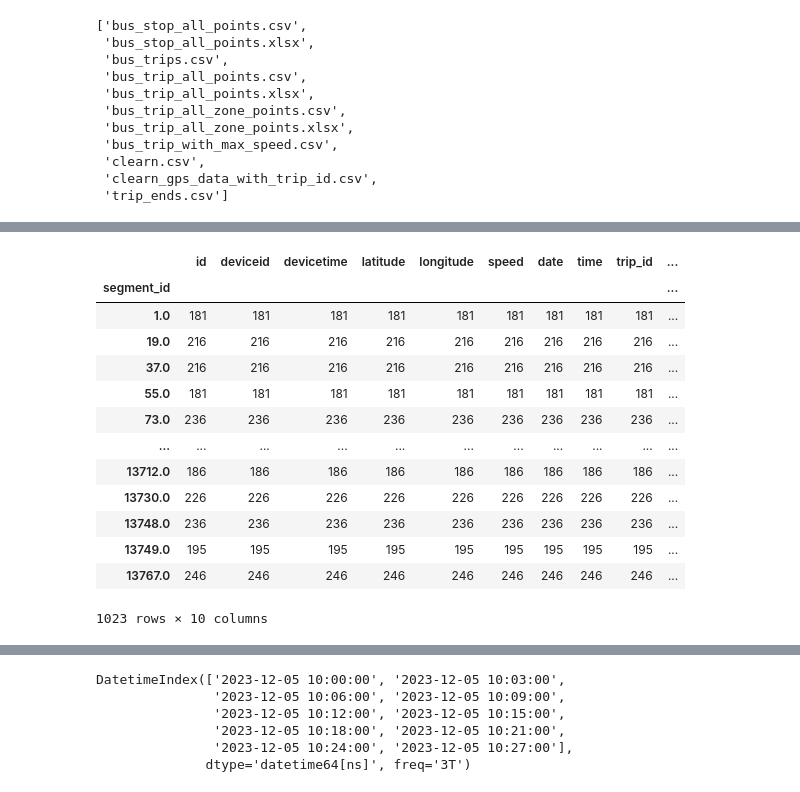
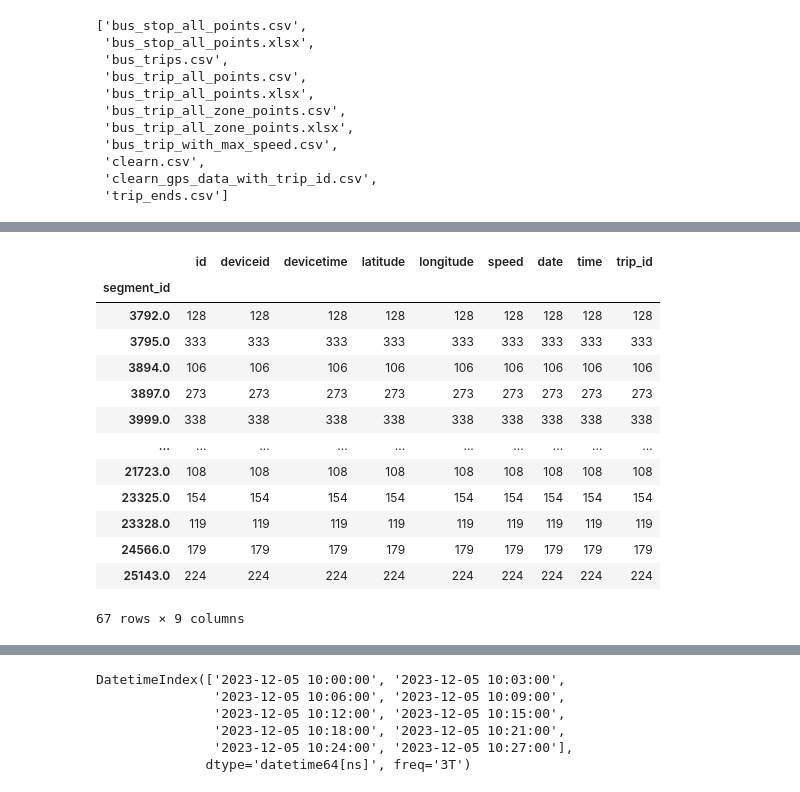
Before and after one commit to DriverBehaviour-FYP/Driver-Behaviour-Analysis, a Jupyter notebook: notebook/segment-by-distance/TripSegmenterByDistance.ipynb, the cells around one changed output, grey strips where cells are left out. Saved outputs shown, nothing was run; the diff lists cells and outputs as text; code cells hidden in the pictures.

Commit message:
modified segment by distance code

```diff
--- a/notebook/segment-by-distance/TripSegmenterByDistance.ipynb
+++ b/notebook/segment-by-distance/TripSegmenterByDistance.ipynb
@@ -228,10 +228,18 @@ class TripSegmenterByDistance( BaseEstimator, TransformerMixin):
       # assign gps_data_ts the segment_ids
       for i in range(0, len(buff)):
         start = min_index if i==0 else buff.loc[i-1]['gps_data_index']
-        end = max_index if i== len(buff)-1 else buff.loc[i]['gps_data_index']
+        end = buff.loc[i]['gps_data_index']
+
+        if (not start) or (not end):
+          print("-----------------------------------")
         gps_data_ts.loc[start:end,'segment_id'] = segment_id
         segment_id+=1
 
+        if i== len(buff)-1 :
+          gps_data_ts.loc[end:max_index,'segment_id'] = segment_id
+          segment_id += 1
+
+    return gps_data_ts
 
 
 
@@ -306,18 +345,18 @@ check = result_df[result_df['trip_id']<=1706]
 # %%
-groupby_res = check.groupby('segment_id').count()
-groupby_res[groupby_res['id']>50]
+groupby_res = result_df.groupby('segment_id').count()
+groupby_res[groupby_res['id']>100]
 # %% [output]
-|  | id | deviceid | devicetime | latitude | longitude | speed | date | time | trip_id | ... |
-| segment_id |  |  |  |  |  |  |  |  |  | ... |
-| 1.0 | 181 | 181 | 181 | 181 | 181 | 181 | 181 | 181 | 181 | ... |
-| 19.0 | 216 | 216 | 216 | 216 | 216 | 216 | 216 | 216 | 216 | ... |
-| 37.0 | 216 | 216 | 216 | 216 | 216 | 216 | 216 | 216 | 216 | ... |
-| 55.0 | 181 | 181 | 181 | 181 | 181 | 181 | 181 | 181 | 181 | ... |
-| 73.0 | 236 | 236 | 236 | 236 | 236 | 236 | 236 | 236 | 236 | ... |
-| ... | ... | ... | ... | ... | ... | ... | ... | ... | ... | ... |
-| 13712.0 | 186 | 186 | 186 | 186 | 186 | 186 | 186 | 186 | 186 | ... |
-| 13730.0 | 226 | 226 | 226 | 226 | 226 | 226 | 226 | 226 | 226 | ... |
-| 13748.0 | 236 | 236 | 236 | 236 | 236 | 236 | 236 | 236 | 236 | ... |
-| 13749.0 | 195 | 195 | 195 | 195 | 195 | 195 | 195 | 195 | 195 | ... |
-| 13767.0 | 246 | 246 | 246 | 246 | 246 | 246 | 246 | 246 | 246 | ... |
+|  | id | deviceid | devicetime | latitude | longitude | speed | date | time | trip_id |
+| segment_id |  |  |  |  |  |  |  |  |  |
+| 3792.0 | 128 | 128 | 128 | 128 | 128 | 128 | 128 | 128 | 128 |
+| 3795.0 | 333 | 333 | 333 | 333 | 333 | 333 | 333 | 333 | 333 |
+| 3894.0 | 106 | 106 | 106 | 106 | 106 | 106 | 106 | 106 | 106 |
+| 3897.0 | 273 | 273 | 273 | 273 | 273 | 273 | 273 | 273 | 273 |
+| 3999.0 | 338 | 338 | 338 | 338 | 338 | 338 | 338 | 338 | 338 |
+| ... | ... | ... | ... | ... | ... | ... | ... | ... | ... |
+| 21723.0 | 108 | 108 | 108 | 108 | 108 | 108 | 108 | 108 | 108 |
+| 23325.0 | 154 | 154 | 154 | 154 | 154 | 154 | 154 | 154 | 154 |
+| 23328.0 | 119 | 119 | 119 | 119 | 119 | 119 | 119 | 119 | 119 |
+| 24566.0 | 179 | 179 | 179 | 179 | 179 | 179 | 179 | 179 | 179 |
+| 25143.0 | 224 | 224 | 224 | 224 | 224 | 224 | 224 | 224 | 224 |
-1023 rows × 10 columns
+67 rows × 9 columns
```
Also changed, not shown: parts of 6 cells of this notebook, 3 other files.
